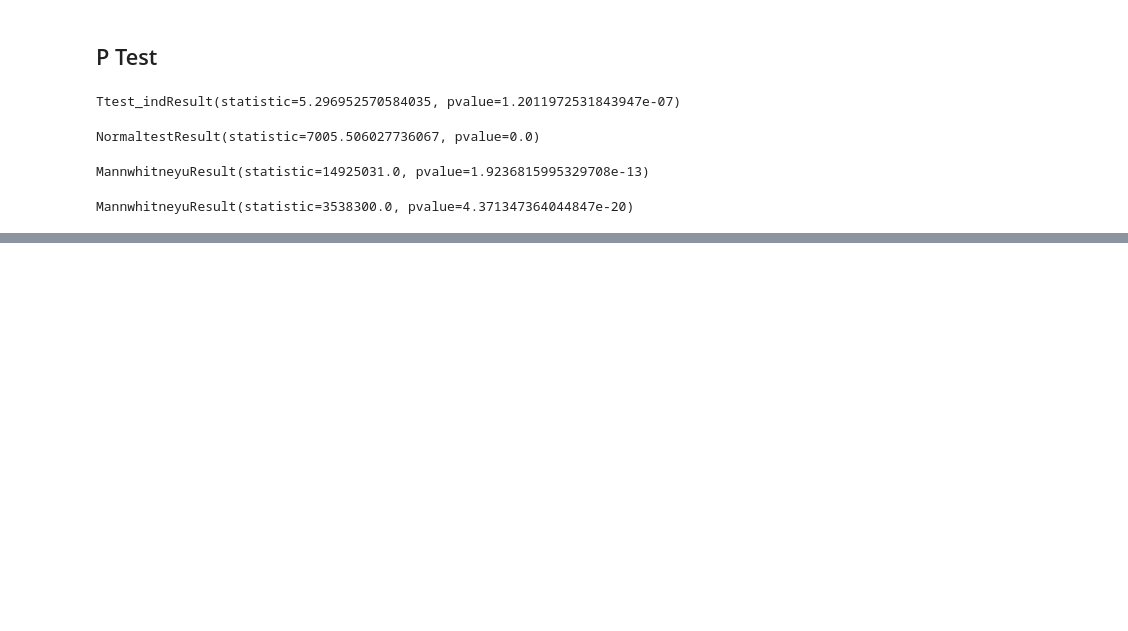
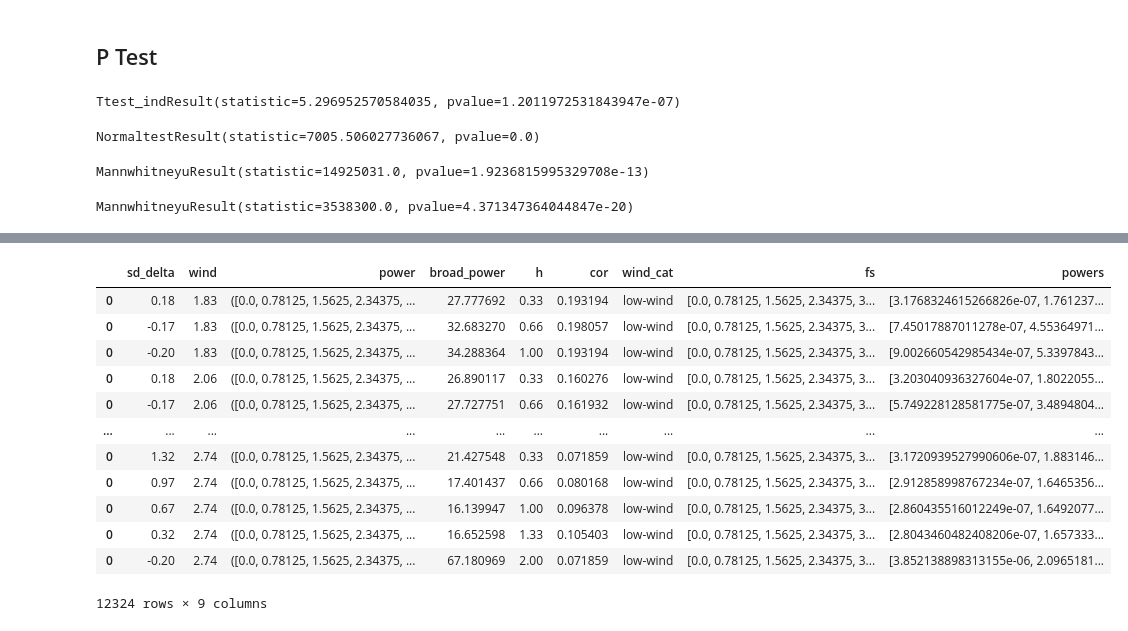
Before and after one commit to ZachHoppinen/infrasound-snow-attenuation, a Jupyter notebook: src/wind_analysis/wind_vis.ipynb, the cells around one changed output, grey strips where cells are left out. Drawn from its saved outputs; the diff is of its cells as text; code cells hidden in the pictures; blank space fills up the shorter version.

```diff
--- a/src/wind_analysis/wind_vis.ipynb
+++ b/src/wind_analysis/wind_vis.ipynb
@@ -252,0 +295,16 @@ MannwhitneyuResult(statistic=3538300.0, pvalue=4.371347364044847e-20)
+# %%
+wind
+# %% [output]
+|  | sd_delta | wind | power | broad_power | h | cor | wind_cat | fs | powers |
+| 0 | 0.18 | 1.83 | ([0.0, 0.78125, 1.5625, 2.34375, ... | 27.777692 | 0.33 | 0.193194 | low-wind | [0.0, 0.78125, 1.5625, 2.34375, 3... | [3.1768324615266826e-07, 1.761237... |
+| 0 | -0.17 | 1.83 | ([0.0, 0.78125, 1.5625, 2.34375, ... | 32.683270 | 0.66 | 0.198057 | low-wind | [0.0, 0.78125, 1.5625, 2.34375, 3... | [7.45017887011278e-07, 4.55364971... |
+| 0 | -0.20 | 1.83 | ([0.0, 0.78125, 1.5625, 2.34375, ... | 34.288364 | 1.00 | 0.193194 | low-wind | [0.0, 0.78125, 1.5625, 2.34375, 3... | [9.002660542985434e-07, 5.3397843... |
+| 0 | 0.18 | 2.06 | ([0.0, 0.78125, 1.5625, 2.34375, ... | 26.890117 | 0.33 | 0.160276 | low-wind | [0.0, 0.78125, 1.5625, 2.34375, 3... | [3.203040936327604e-07, 1.8022055... |
+| 0 | -0.17 | 2.06 | ([0.0, 0.78125, 1.5625, 2.34375, ... | 27.727751 | 0.66 | 0.161932 | low-wind | [0.0, 0.78125, 1.5625, 2.34375, 3... | [5.749228128581775e-07, 3.4894804... |
+| ... | ... | ... | ... | ... | ... | ... | ... | ... | ... |
+| 0 | 1.32 | 2.74 | ([0.0, 0.78125, 1.5625, 2.34375, ... | 21.427548 | 0.33 | 0.071859 | low-wind | [0.0, 0.78125, 1.5625, 2.34375, 3... | [3.1720939527990606e-07, 1.883146... |
+| 0 | 0.97 | 2.74 | ([0.0, 0.78125, 1.5625, 2.34375, ... | 17.401437 | 0.66 | 0.080168 | low-wind | [0.0, 0.78125, 1.5625, 2.34375, 3... | [2.912858998767234e-07, 1.6465356... |
+| 0 | 0.67 | 2.74 | ([0.0, 0.78125, 1.5625, 2.34375, ... | 16.139947 | 1.00 | 0.096378 | low-wind | [0.0, 0.78125, 1.5625, 2.34375, 3... | [2.860435516012249e-07, 1.6492077... |
+| 0 | 0.32 | 2.74 | ([0.0, 0.78125, 1.5625, 2.34375, ... | 16.652598 | 1.33 | 0.105403 | low-wind | [0.0, 0.78125, 1.5625, 2.34375, 3... | [2.8043460482408206e-07, 1.657333... |
+| 0 | -0.20 | 2.74 | ([0.0, 0.78125, 1.5625, 2.34375, ... | 67.180969 | 2.00 | 0.071859 | low-wind | [0.0, 0.78125, 1.5625, 2.34375, 3... | [3.852138898313155e-06, 2.0965181... |
+12324 rows × 9 columns
```
Also changed, not shown: parts of 10 cells of this notebook, 22 other files.
